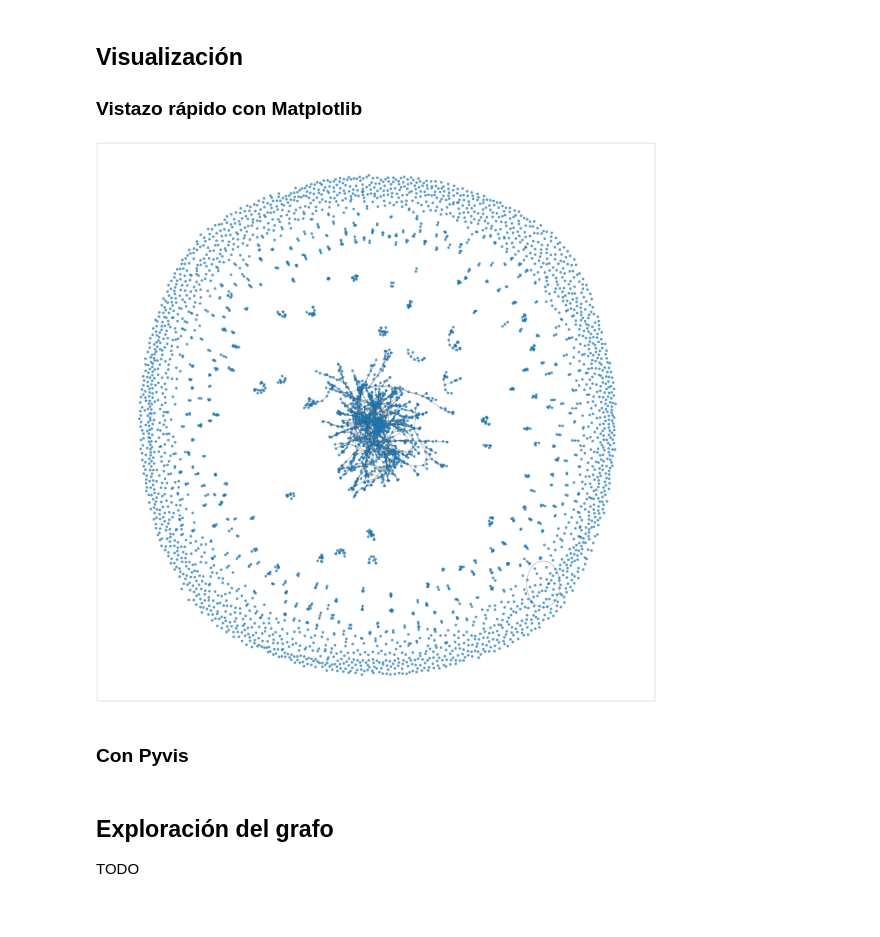
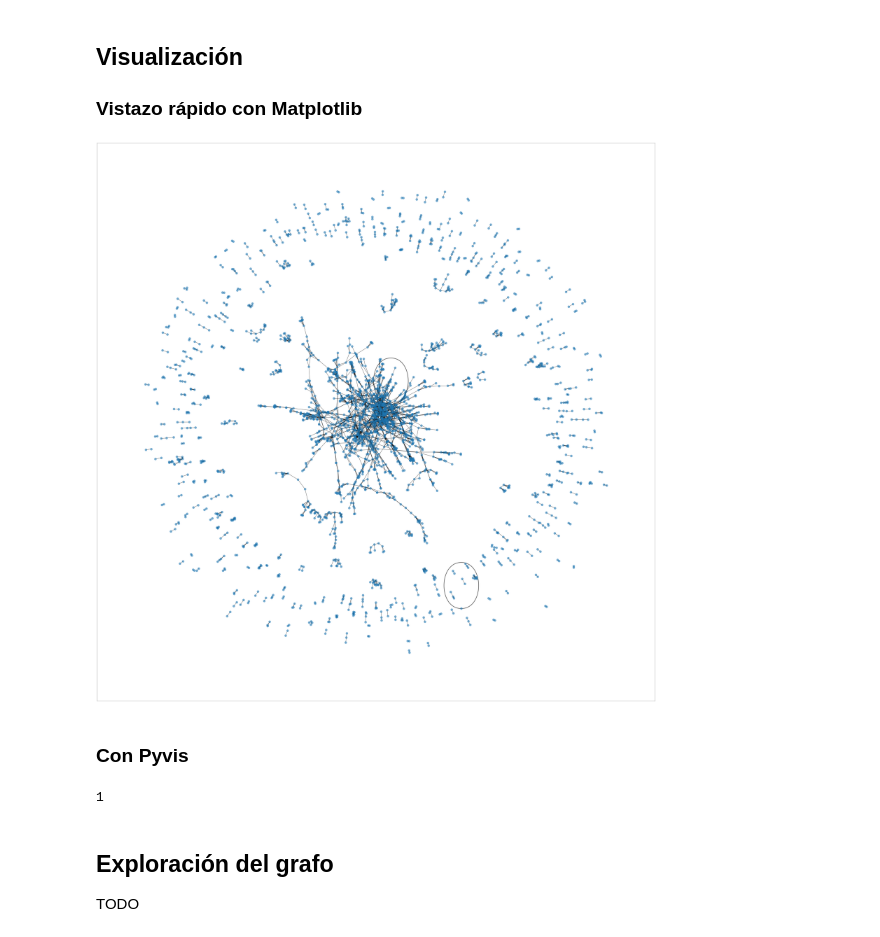
Before and after one commit to Orion89/fondecyt, a Jupyter notebook: proyectos_fondecyt.ipynb, the cells around one changed output. Saved outputs shown, nothing was run; the diff lists cells and outputs as text; code cells hidden in the pictures.

Commit message:
added edge weights

```diff
--- a/proyectos_fondecyt.ipynb
+++ b/proyectos_fondecyt.ipynb
@@ -624,7 +626,13 @@ for folio, group in data.groupby('folioproy'):
     researches = group['nombre_completo'].values.tolist()
     if len(researches) > 1:
         researches_edges = combinations(researches, 2)
-        G_researches.add_edges_from(researches_edges)
+        for edge in researches_edges:
+            if edge in G_researches.edges():
+                G_researches[edge[0]][edge[1]]['weight'] += 1
+            else:
+                G_researches.add_edge(*edge)
+                G_researches[edge[0]][edge[1]]['weight'] = 1
+        # G_researches.add_edges_from(researches_edges)
     # else:
     #     G_researches.add_node(researches[0])
 
@@ -657,12 +665,18 @@ G2.number_of_nodes(), G2.number_of_edges()
 
 ### Vistazo rápido con Matplotlib
 # %%
-_, ax = plt.subplots(figsize=(50, 50), tight_layout=True)
-pos = nx.spring_layout(G2)
+_, ax = plt.subplots(figsize=(55, 55), tight_layout=True)
+pos = nx.spring_layout(G_researches)
 
-nx.draw_networkx(G2, pos=pos, node_size=250, with_labels=False, width=1.5, alpha=0.7, ax=ax)
+nx.draw_networkx(G_researches,
+                 pos=pos,
+                 node_size=250,
+                 with_labels=False,
+                 width=[2 * edge[2].get('weight', 1) for edge in G_researches.edges(data=True)],
+                 alpha=0.6,
+                 ax=ax)
 # %% [output]
-[figure, old version]
+[figure, new version]
 # %% [markdown]
 ### Con Pyvis
 # %%
@@ -671,3 +687,7 @@ G.from_nx(G2)
+# %%
+identity(1)
+# %% [output]
+1
 # %%
 # G.enable_physics(True)
 G.show_buttons(filter_=['physics', "layout"])
```
Also changed, not shown: parts of 7 cells of this notebook, 2 other files.
